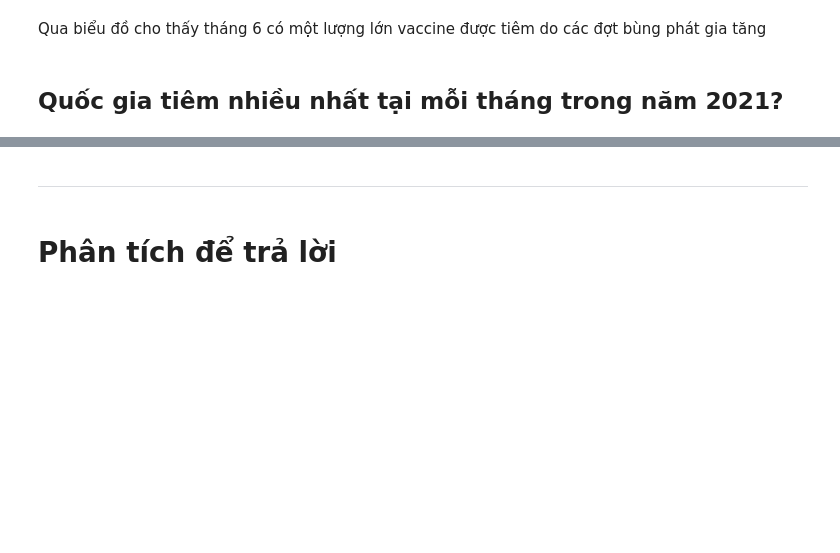
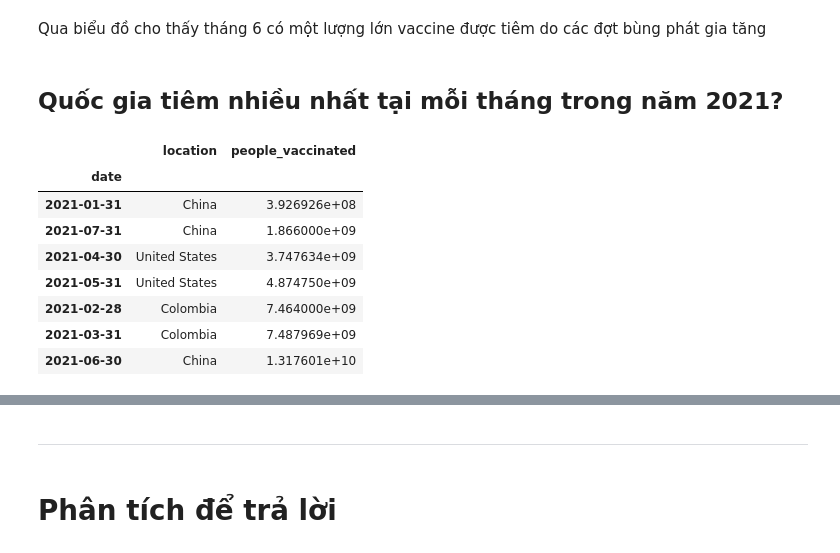
Before and after one commit to FinalProject-P4DS/FinalProject-P4DS, a Jupyter notebook: Final_Project-P4DS.ipynb, the cells around one changed output, grey strips where cells are left out. Drawn from its saved outputs; the diff is of its cells as text; code cells hidden in the pictures; blank space fills up the shorter version.

```diff
--- a/Final_Project-P4DS.ipynb
+++ b/Final_Project-P4DS.ipynb
@@ -340,3 +338,23 @@ num_vaccinations_each_month.sort_index().plot.line(marker='o', xlabel="Month", y
 Qua biểu đồ cho thấy tháng 6 có một lượng lớn vaccine được tiêm do các đợt bùng phát gia tăng
 # %% [markdown]
 ## Quốc gia tiêm nhiều nhất tại mỗi tháng trong năm 2021?
+# %%
+national_vaccinated = national_vacc[['location', 'date', 'people_vaccinated']]
+national_vaccinated_2021 = national_vaccinated[national_vaccinated['date'].dt.year == 2021]
+
+national_vaccinations_each_month = national_vaccinated_2021.set_index('date').groupby('location').resample('M').sum()
+national_vaccinations_each_month.reset_index(inplace=True)
+
+people_vaccinations_month_location = national_vaccinations_each_month.sort_values('people_vaccinated').drop_duplicates('date', keep='last')
+max_national_vaccination_each_month = people_vaccinations_month_location.set_index('date')
+max_national_vaccination_each_month
+# %% [output]
+|  | location | people_vaccinated |
+| date |  |  |
+| 2021-01-31 | China | 3.926926e+08 |
+| 2021-07-31 | China | 1.866000e+09 |
+| 2021-04-30 | United States | 3.747634e+09 |
+| 2021-05-31 | United States | 4.874750e+09 |
+| 2021-02-28 | Colombia | 7.464000e+09 |
+| 2021-03-31 | Colombia | 7.487969e+09 |
+| 2021-06-30 | China | 1.317601e+10 |
```
Also changed, not shown: parts of 5 cells of this notebook.
